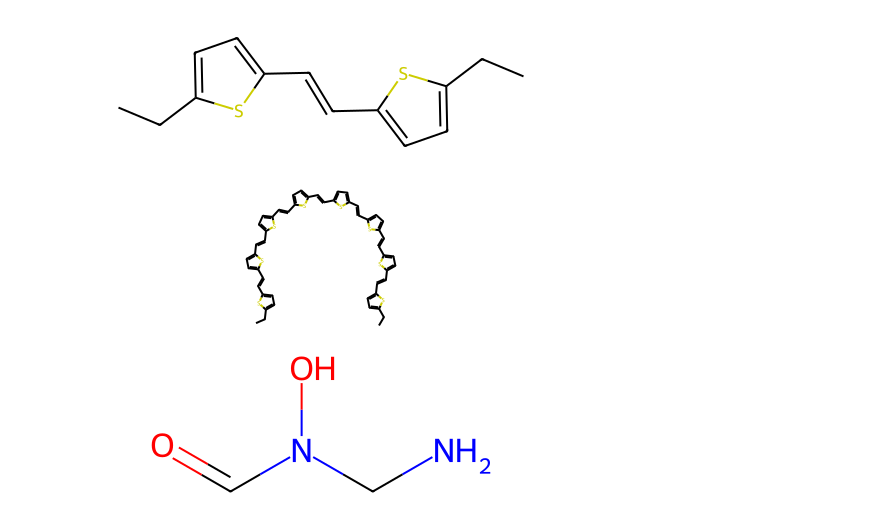
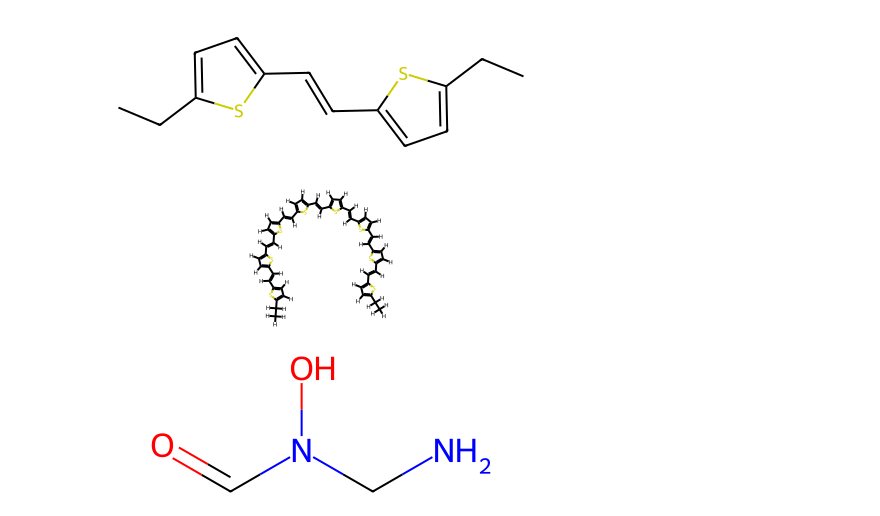
Before and after one commit to matta-research-group/SwiftPol, a Jupyter notebook: Example_Notebooks/rxn_smarts.ipynb, the cells around one changed output. Drawn from its saved outputs; the diff is of its cells as text; code cells hidden in the pictures.

```diff
--- a/Example_Notebooks/rxn_smarts.ipynb
+++ b/Example_Notebooks/rxn_smarts.ipynb
@@ -137,11 +130,11 @@ polythiophene_rxn.RunReactants((PT, PT))[0][0]
 # %%
 # Build Polythiophene using SwiftPol
 build.build_polymer('AAAAAAAA',
                     ['S1C(CCI)=CC=C(CCI)1'],
-                    AllChem.ReactionFromSmarts('[C:1]-[C:2]-[I:3].[C:4]-[C:5]-[I:6]>>[C:1]=[C:4].[I:3]-[C:2]-[C:5]-[I:6]')
+                    AllChem.ReactionFromSmarts('[H:7]-[C:1]-[C:2]-[I:3].[H:8]-[C:4]-[C:5]-[I:6]>>[C:1]=[C:4].[I:3]-[C:2]([H:7])-[C:5]([H:8])-[I:6]')
 )
 # %% [output]
-[figure, old version]
+[figure, new version]
 # %%
 # Polyamide Formation
 amide = Chem.MolFromSmiles('C(=O)N')
```
Also changed, not shown: parts of 7 cells of this notebook, 2 other files.
